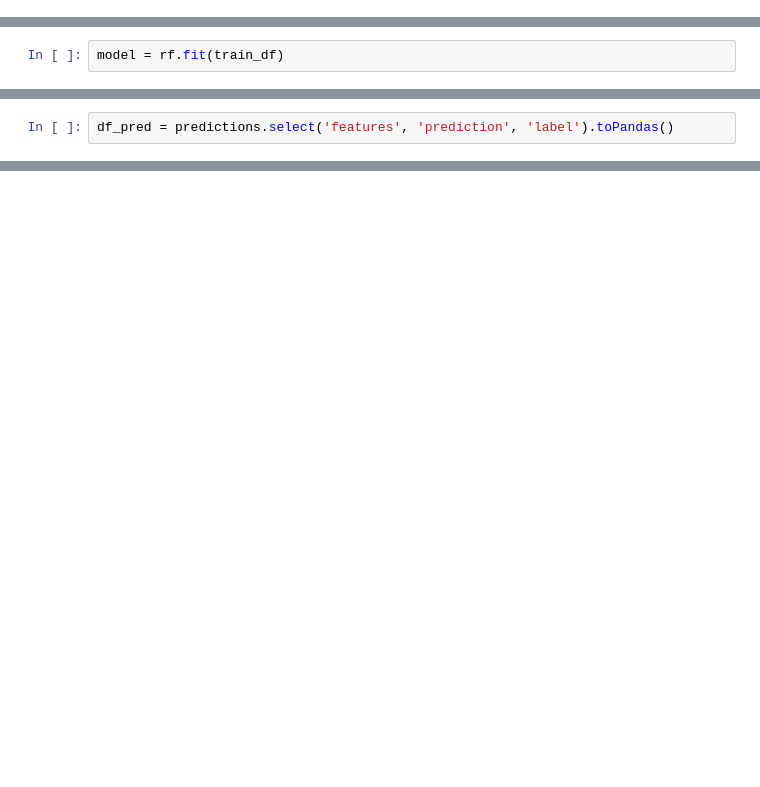
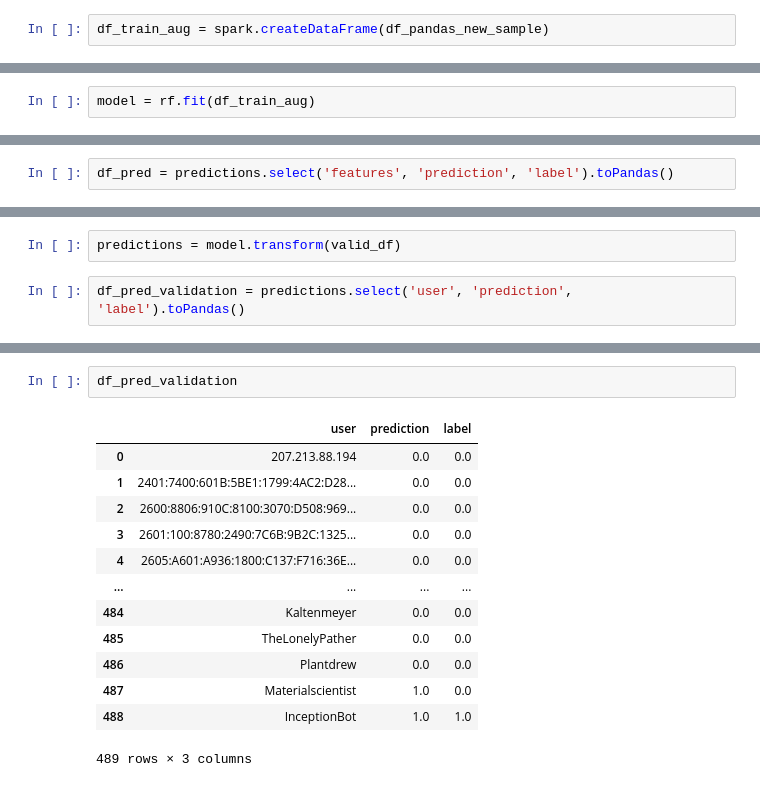
Before and after one commit to shandrayu/mining-massive-databases, a Jupyter notebook: notebooks/project_bot_detection_model.ipynb, the cells around one changed output, grey strips where cells are left out. Saved outputs shown, nothing was run; the diff lists cells and outputs as text; blank space fills up the shorter version.

Commit message:
add bot_detection_model notebook v.3

```diff
--- a/notebooks/project_bot_detection_model.ipynb
+++ b/notebooks/project_bot_detection_model.ipynb
@@ -239,0 +275,2 @@ train_df.count(), test_df.count(), valid_df.count()
+# %%
+df_train_aug = spark.createDataFrame(df_pandas_new_sample)
@@ -242,4 +294,4 @@ from pyspark.ml.classification import RandomForestClassifier
 
 rf = RandomForestClassifier(labelCol="label", featuresCol="features", numTrees=10)
 # %%
-model = rf.fit(train_df)
+model = rf.fit(df_train_aug)
@@ -288,0 +332,4 @@ Weighted F1-score:  0.7758867068840114
+# %%
+predictions = model.transform(valid_df)
+# %%
+df_pred_validation = predictions.select('user', 'prediction', 'label').toPandas()
@@ -288,0 +362,16 @@ Weighted F1-score:  0.7758867068840114
+# %%
+df_pred_validation
+# %% [output]
+|  | user | prediction | label |
+| 0 | 207.213.88.194 | 0.0 | 0.0 |
+| 1 | 2401:7400:601B:5BE1:1799:4AC2:D28... | 0.0 | 0.0 |
+| 2 | 2600:8806:910C:8100:3070:D508:969... | 0.0 | 0.0 |
+| 3 | 2601:100:8780:2490:7C6B:9B2C:1325... | 0.0 | 0.0 |
+| 4 | 2605:A601:A936:1800:C137:F716:36E... | 0.0 | 0.0 |
+| ... | ... | ... | ... |
+| 484 | Kaltenmeyer | 0.0 | 0.0 |
+| 485 | TheLonelyPather | 0.0 | 0.0 |
+| 486 | Plantdrew | 0.0 | 0.0 |
+| 487 | Materialscientist | 1.0 | 0.0 |
+| 488 | InceptionBot | 1.0 | 1.0 |
+489 rows × 3 columns
```
Also changed, not shown: parts of 48 cells of this notebook.
